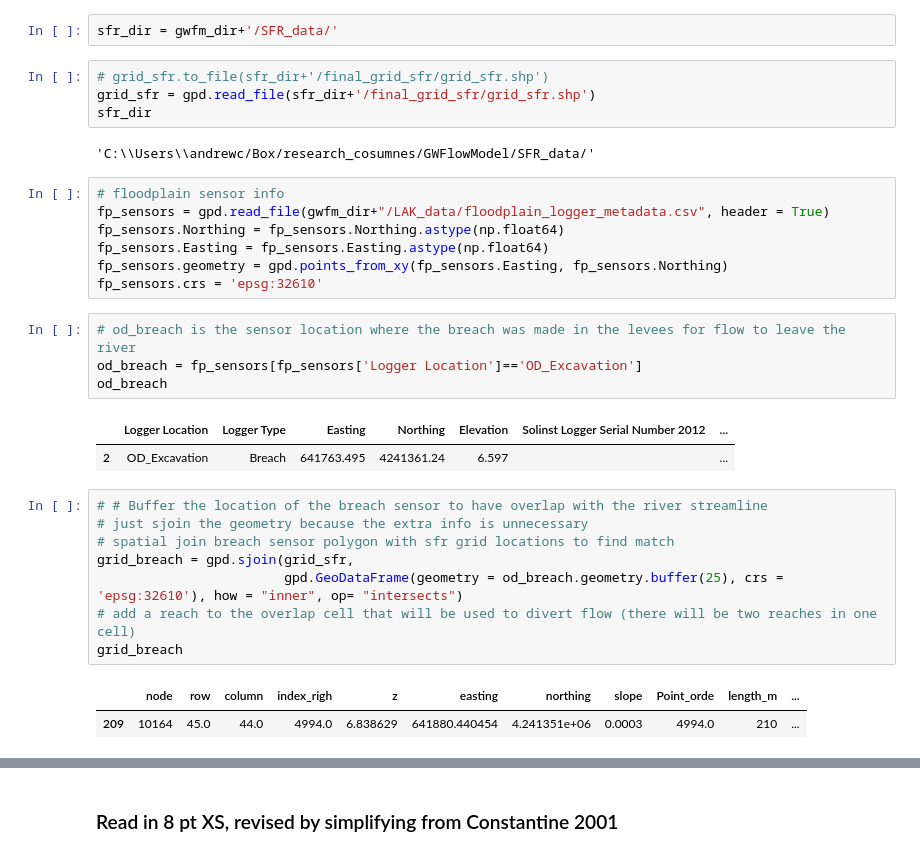
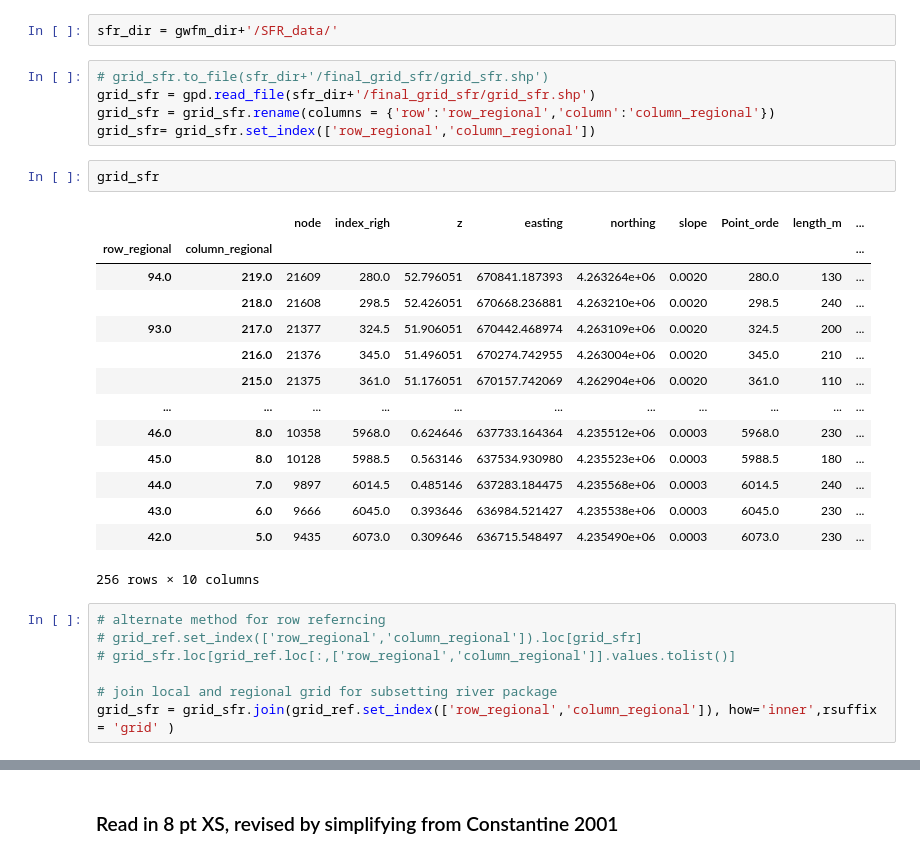
Before and after one commit to andrewcalderwood/CosumnesRiverRecharge, a Jupyter notebook: modflow_development/RIV_Regional/WEL_RIV_RCH_GHB_tprogs.ipynb, the cells around one changed output, grey strips where cells are left out. Saved outputs shown, nothing was run; the diff lists cells and outputs as text.

```diff
--- a/modflow_development/RIV_Regional/WEL_RIV_RCH_GHB_tprogs.ipynb
+++ b/modflow_development/RIV_Regional/WEL_RIV_RCH_GHB_tprogs.ipynb
@@ -443,31 +480,29 @@ sfr_dir = gwfm_dir+'/SFR_data/'
 # %%
 # grid_sfr.to_file(sfr_dir+'/final_grid_sfr/grid_sfr.shp')
 grid_sfr = gpd.read_file(sfr_dir+'/final_grid_sfr/grid_sfr.shp')
-sfr_dir
+grid_sfr = grid_sfr.rename(columns = {'row':'row_regional','column':'column_regional'})
+grid_sfr= grid_sfr.set_index(['row_regional','column_regional'])
-# %% [output]
-'C:\\Users\\andrewc/Box/research_cosumnes/GWFlowModel/SFR_data/'
-# %%
-# floodplain sensor info
-fp_sensors = gpd.read_file(gwfm_dir+"/LAK_data/floodplain_logger_metadata.csv", header = True)
-fp_sensors.Northing = fp_sensors.Northing.astype(np.float64)
-fp_sensors.Easting = fp_sensors.Easting.astype(np.float64)
-fp_sensors.geometry = gpd.points_from_xy(fp_sensors.Easting, fp_sensors.Northing)
-fp_sensors.crs = 'epsg:32610'
-# %%
-# od_breach is the sensor location where the breach was made in the levees for flow to leave the river
-od_breach = fp_sensors[fp_sensors['Logger Location']=='OD_Excavation']
-od_breach
-# %% [output]
-|  | Logger Location | Logger Type | Easting | Northing | Elevation | Solinst Logger Serial Number 2012 | ... |
-| 2 | OD_Excavation | Breach | 641763.495 | 4241361.24 | 6.597 |  | ... |
-# %%
-# # Buffer the location of the breach sensor to have overlap with the river streamline
-# just sjoin the geometry because the extra info is unnecessary
-# spatial join breach sensor polygon with sfr grid locations to find match
-grid_breach = gpd.sjoin(grid_sfr,
-                        gpd.GeoDataFrame(geometry = od_breach.geometry.buffer(25), crs = 'epsg:32610'), how = "inner", op= "intersects")
-# add a reach to the overlap cell that will be used to divert flow (there will be two reaches in one cell)
-grid_breach
-# %% [output]
-|  | node | row | column | index_righ | z | easting | northing | slope | Point_orde | length_m | ... |
-| 209 | 10164 | 45.0 | 44.0 | 4994.0 | 6.838629 | 641880.440454 | 4.241351e+06 | 0.0003 | 4994.0 | 210 | ... |
+# %%
+grid_sfr
+# %% [output]
+|  |  | node | index_righ | z | easting | northing | slope | Point_orde | length_m | ... |
+| row_regional | column_regional |  |  |  |  |  |  |  |  | ... |
+| 94.0 | 219.0 | 21609 | 280.0 | 52.796051 | 670841.187393 | 4.263264e+06 | 0.0020 | 280.0 | 130 | ... |
+|  | 218.0 | 21608 | 298.5 | 52.426051 | 670668.236881 | 4.263210e+06 | 0.0020 | 298.5 | 240 | ... |
+| 93.0 | 217.0 | 21377 | 324.5 | 51.906051 | 670442.468974 | 4.263109e+06 | 0.0020 | 324.5 | 200 | ... |
+|  | 216.0 | 21376 | 345.0 | 51.496051 | 670274.742955 | 4.263004e+06 | 0.0020 | 345.0 | 210 | ... |
+|  | 215.0 | 21375 | 361.0 | 51.176051 | 670157.742069 | 4.262904e+06 | 0.0020 | 361.0 | 110 | ... |
+| ... | ... | ... | ... | ... | ... | ... | ... | ... | ... | ... |
+| 46.0 | 8.0 | 10358 | 5968.0 | 0.624646 | 637733.164364 | 4.235512e+06 | 0.0003 | 5968.0 | 230 | ... |
+| 45.0 | 8.0 | 10128 | 5988.5 | 0.563146 | 637534.930980 | 4.235523e+06 | 0.0003 | 5988.5 | 180 | ... |
+| 44.0 | 7.0 | 9897 | 6014.5 | 0.485146 | 637283.184475 | 4.235568e+06 | 0.0003 | 6014.5 | 240 | ... |
+| 43.0 | 6.0 | 9666 | 6045.0 | 0.393646 | 636984.521427 | 4.235538e+06 | 0.0003 | 6045.0 | 230 | ... |
+| 42.0 | 5.0 | 9435 | 6073.0 | 0.309646 | 636715.548497 | 4.235490e+06 | 0.0003 | 6073.0 | 230 | ... |
+256 rows × 10 columns
+# %%
+# alternate method for row referncing
+# grid_ref.set_index(['row_regional','column_regional']).loc[grid_sfr]
+# grid_sfr.loc[grid_ref.loc[:,['row_regional','column_regional']].values.tolist()]
+
+# join local and regional grid for subsetting river package
+grid_sfr = grid_sfr.join(grid_ref.set_index(['row_regional','column_regional']), how='inner',rsuffix = 'grid' )
```
Also changed, not shown: parts of 40 cells of this notebook, 3 other files.
